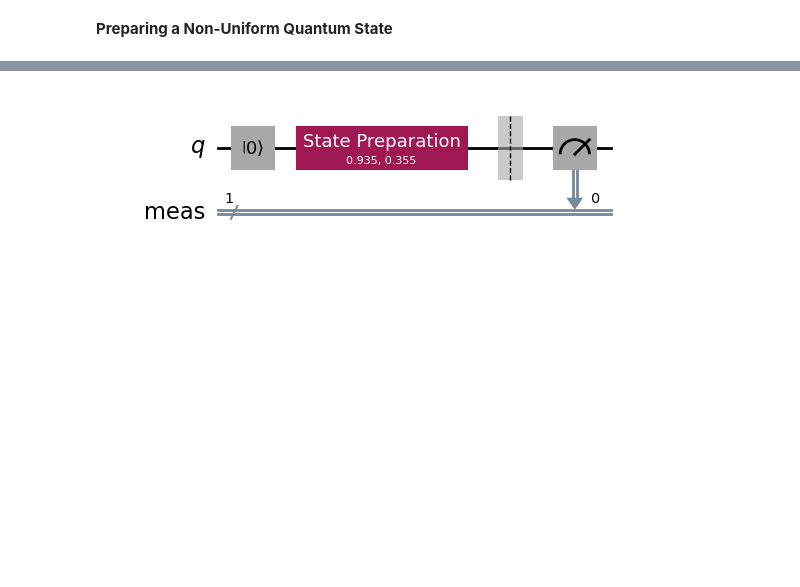
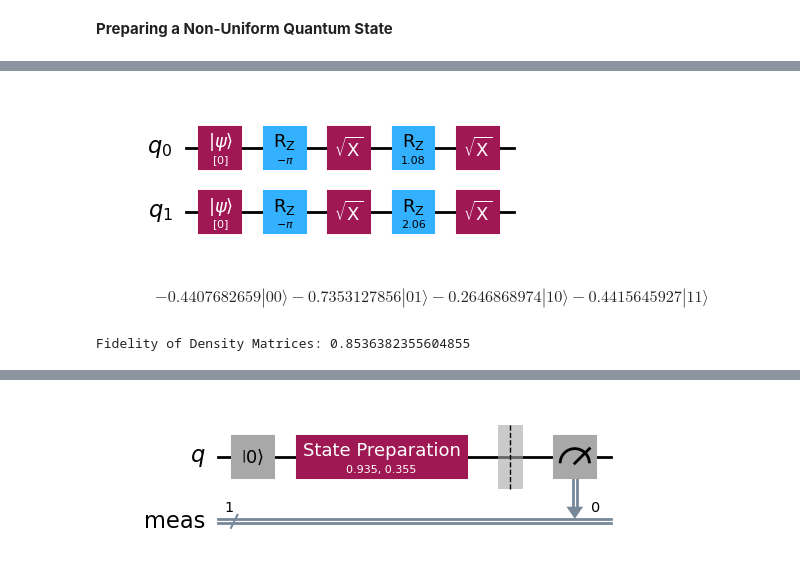
Before and after one commit to RajatSaha1106/Qiskit-Fundamentals, a Jupyter notebook: Experimental Quantum Embedding.ipynb, the cells around one changed output, grey strips where cells are left out. Cells and saved outputs as stored; diff of their text form; code cells hidden in the pictures; blank space fills up the shorter version.

Commit message:
Compared state fidelity of non uniform states via passmanager

```diff
--- a/Experimental Quantum Embedding.ipynb
+++ b/Experimental Quantum Embedding.ipynb
@@ -283,3 +303,34 @@ qc.draw(output="mpl")
+# %%
+staged_circ=QuantumCircuit(2)
+
+staged_circ.initialize(0,0)
+staged_circ.initialize(0,1)
+staged_circ.rz(-np.pi,0)
+staged_circ.rz(-np.pi,1)
+
+staged_circ.sx([0,1])
+staged_circ.rz(1.08,0)
+staged_circ.rz(2.06,1)
+
+staged_circ.sx([0,1])
+
+staged_circ.draw(output="mpl")
+# %% [output]
+[figure, added]
+# %%
+staged_circ.remove_final_measurements()
+
+zeros=Statevector.from_label("00")
+
+sv_b=zeros.evolve(staged_circ)
+
+sv_b.draw(output="latex")
+# %% [output]
+$$-0.4407682659 |00\rangle-0.7353127856 |01\rangle-0.2646868974 |10\rangle-0.4415645927 |11\rangle$$
+# %%
+print(f"Fidelity of Density Matrices: {state_fidelity(sv_a,sv_b)}")
+# %% [output]
+Fidelity of Density Matrices: 0.8536382355604855
 # %%
 simulator=AerSimulator()
 
```
Also changed, not shown: parts of 9 cells of this notebook.
